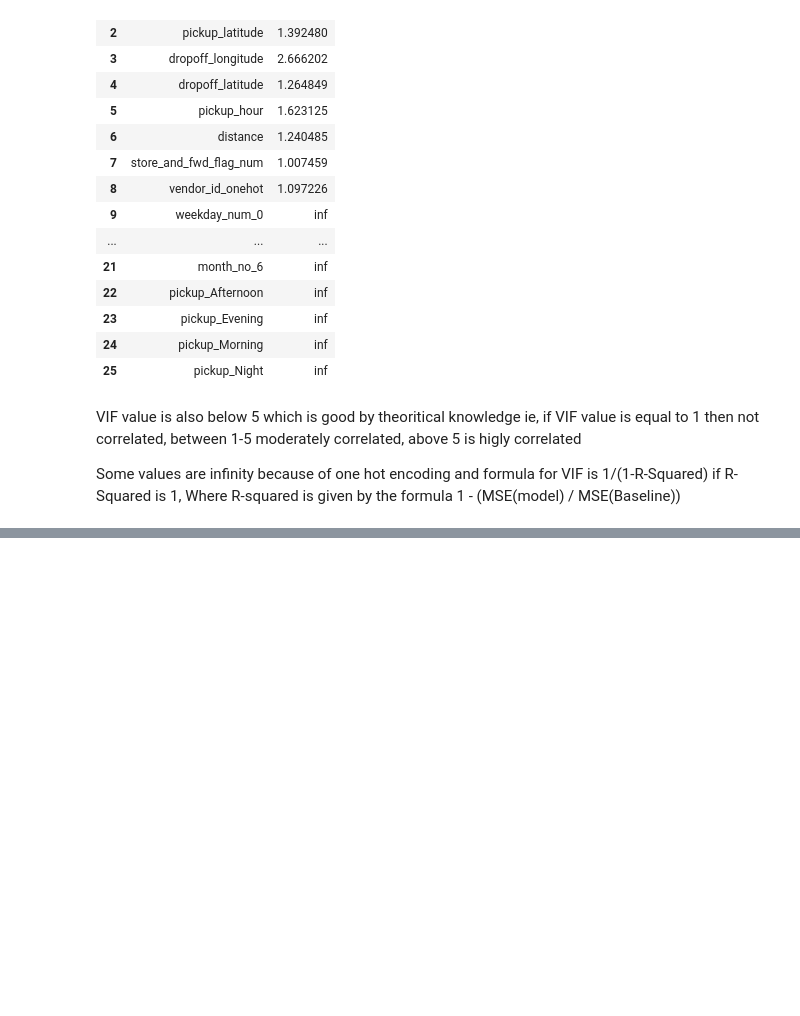
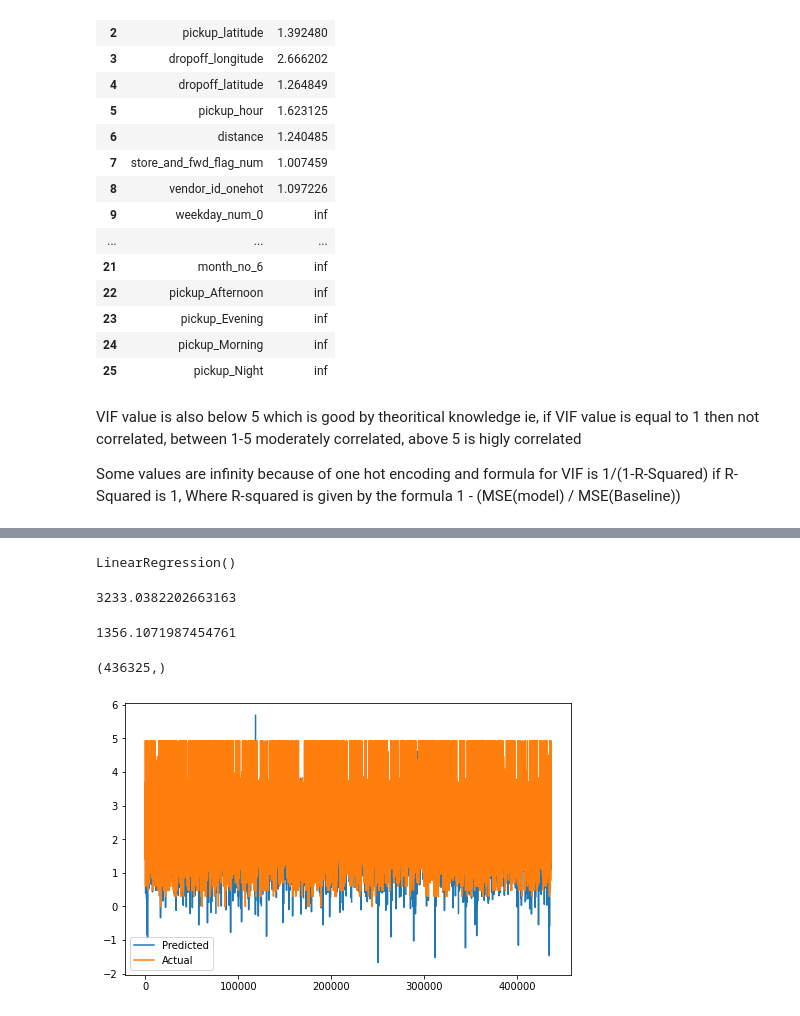
Before and after one commit to rubeshajith/NYC-taxi-trip-time-prediction, a Jupyter notebook: NYC_Taxi_Trip_Time_Prediction_Capstone_Project.ipynb, the cells around one changed output, grey strips where cells are left out. Cells and saved outputs as stored; diff of their text form; code cells hidden in the pictures; blank space fills up the shorter version.

```diff
--- a/NYC_Taxi_Trip_Time_Prediction_Capstone_Project.ipynb
+++ b/NYC_Taxi_Trip_Time_Prediction_Capstone_Project.ipynb
@@ -748,0 +817,35 @@ Some values are infinity because of one hot encoding and formula for VIF is 1/(1
+# %%
+poly_X = df[["distance","speed"]]
+poly_y = df["trip_duration"]
+# %%
+poly = PolynomialFeatures(degree=3, include_bias=False)
+poly_features = poly.fit_transform(poly_X)
+poly_X_train, poly_X_test, poly_y_train, poly_y_test = train_test_split(poly_features, poly_y, test_size=0.3, random_state=42)
+# %%
+poly_reg_model = LinearRegression()
+poly_reg_model.fit(poly_X_train, poly_y_train)
+# %% [output]
+LinearRegression()
+# %%
+poly_reg_y_predicted = poly_reg_model.predict(poly_X_test)
+from sklearn.metrics import mean_squared_error
+poly_reg_rmse = np.sqrt(mean_squared_error(poly_y_test, poly_reg_y_predicted))
+poly_reg_rmse
+# %% [output]
+3233.0382202663163
+# %%
+poly_reg_model.intercept_
+# %% [output]
+1356.1071987454761
+# %%
+poly_reg_y_predicted.shape
+# %% [output]
+(436325,)
+# %%
+plt.figure(figsize=(8,5))
+plt.plot(np.log10(poly_reg_y_predicted))
+plt.plot(np.array(np.log10(poly_y_test)))
+plt.legend(["Predicted","Actual"])
+plt.show()
+# %% [output]
+[figure, added]
```
Also changed, not shown: parts of 24 cells of this notebook.
